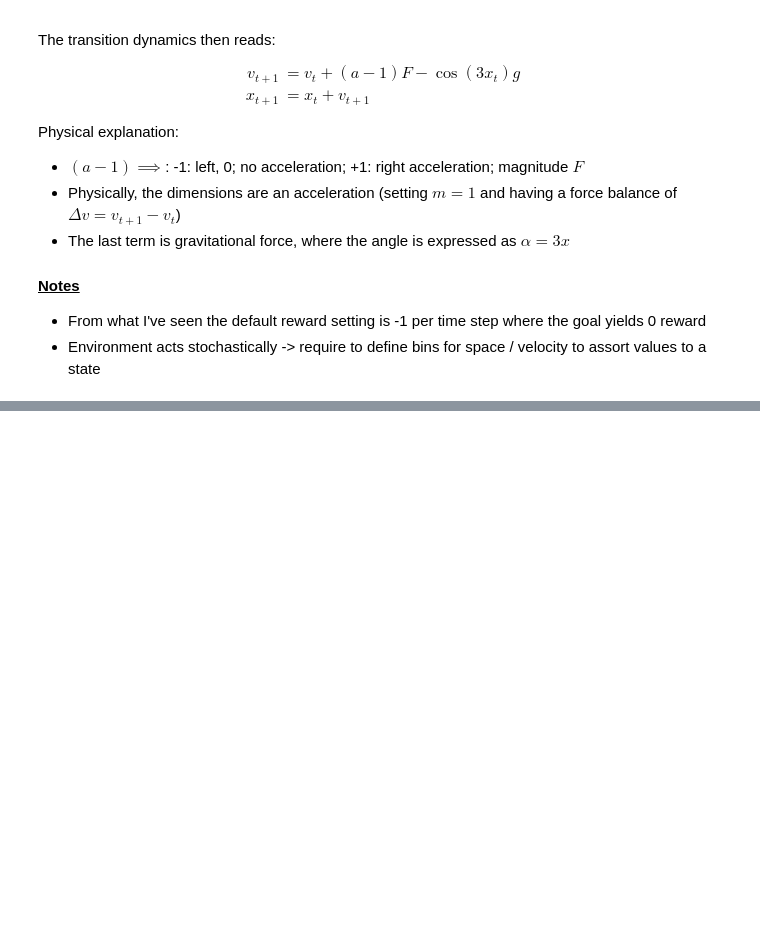
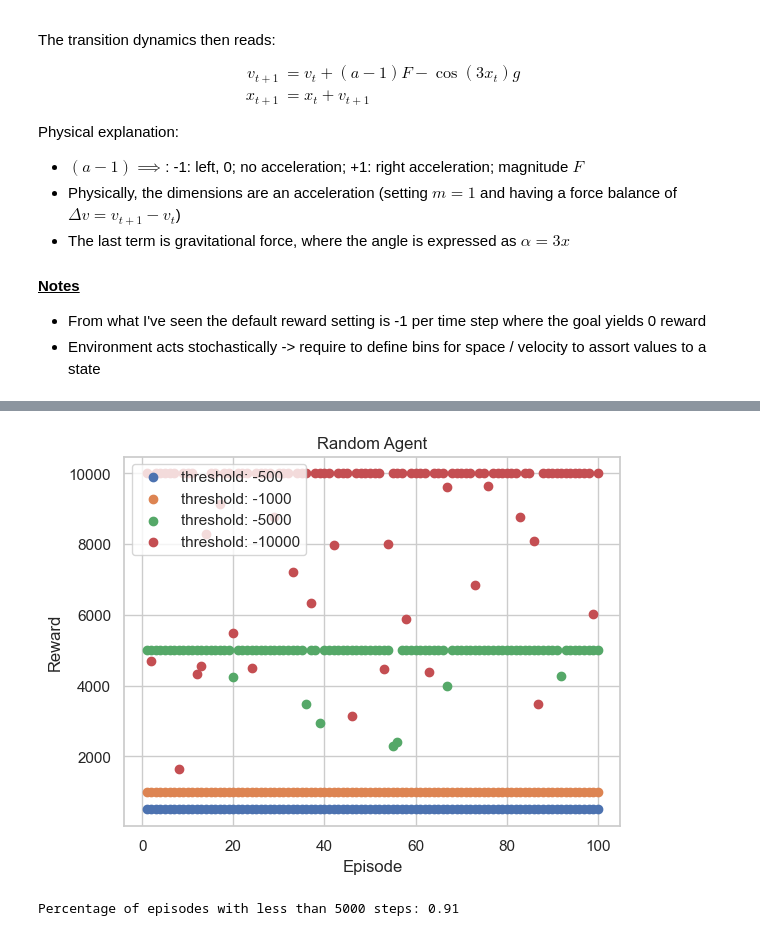
Before and after one commit to LionelSafar/Rolls-Royce-Peak-Plower, a Jupyter notebook: main.ipynb, the cells around one changed output, grey strips where cells are left out. Saved outputs shown, nothing was run; the diff lists cells and outputs as text; code cells hidden in the pictures; blank space fills up the shorter version.

```diff
--- a/main.ipynb
+++ b/main.ipynb
@@ -6,10 +6,16 @@ import matplotlib.pyplot as plt
 import seaborn as sns
 import pandas as pd
 import torch
+import torch.nn as nn
+import torch.optim as optim
 import pickle
+import cv2 # to save video
+import pygame
 
 try:
     import gym
 except ImportError:
     %pip install gym
     import gym
+
+sns.set_theme(style='whitegrid')
@@ -71,0 +155,23 @@ Physical explanation:
+# %%
+# run the random Agent 100 times and plot rewards
+random_agent = RandomAgent(env.action_space)
+truncate_list = [-500, -1000, -5000, -10000]
+steps = []
+
+fig, ax = plt.subplots()
+
+for truncate in truncate_list:
+    rewards = run(random_agent, 100, truncate=truncate)
+    steps.append(np.abs(rewards))
+
+    # plot steps taken of current episode
+    ax.scatter(np.arange(1, 101), np.abs(rewards), label=f'threshold: {truncate}')
+
+#ax.hlines(np.abs(5000), 0, 100, colors='red', linestyles='dashed', label='threshold') --> In case we want to plot a threshold line
+ax.set(xlabel='Episode', ylabel='Reward', title='Random Agent')
+
+plt.legend()
+plt.show()
+# %% [output]
+[figure, added]
+Percentage of episodes with less than 5000 steps: 0.91
```
Also changed, not shown: parts of 12 cells of this notebook, 2 other files.
